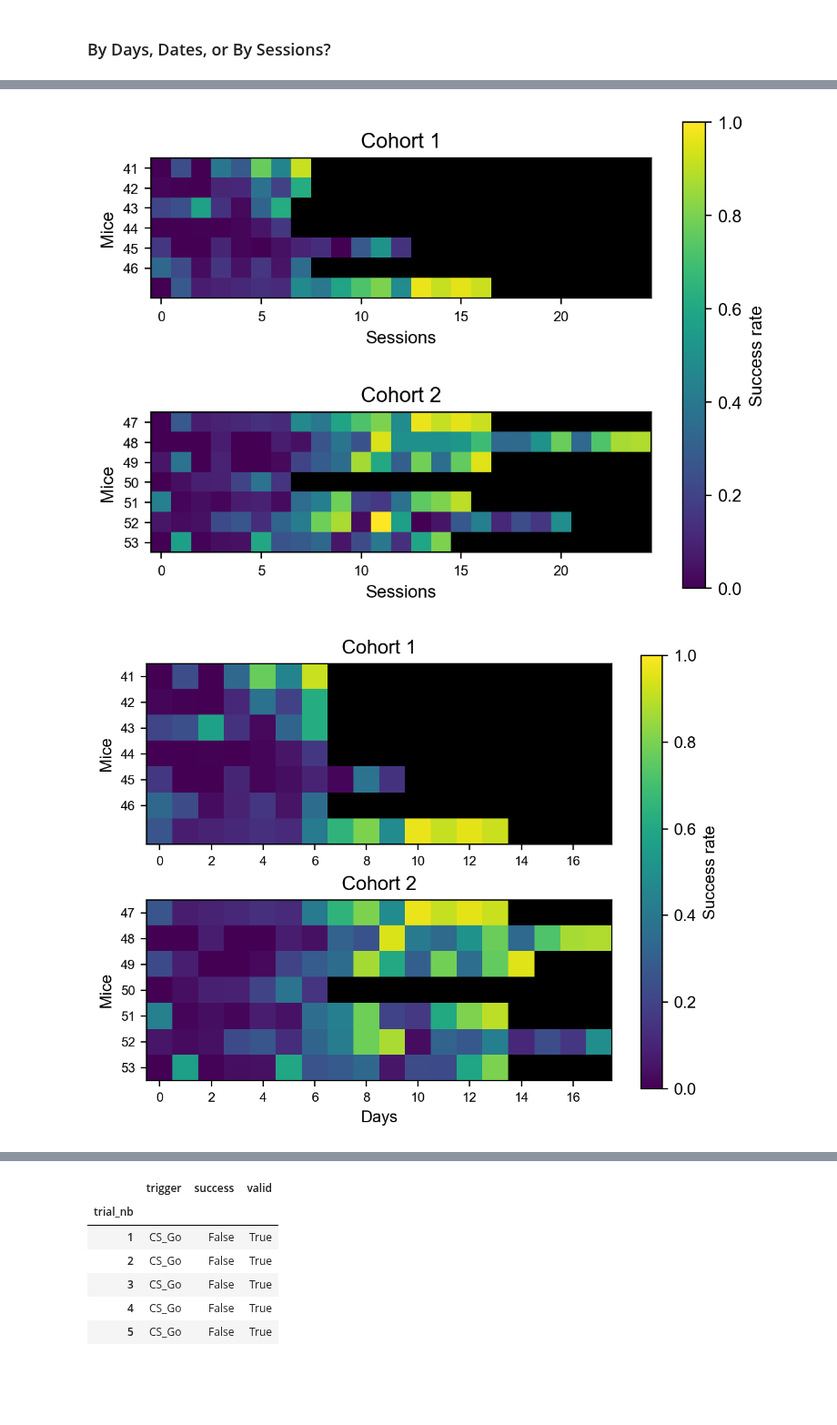
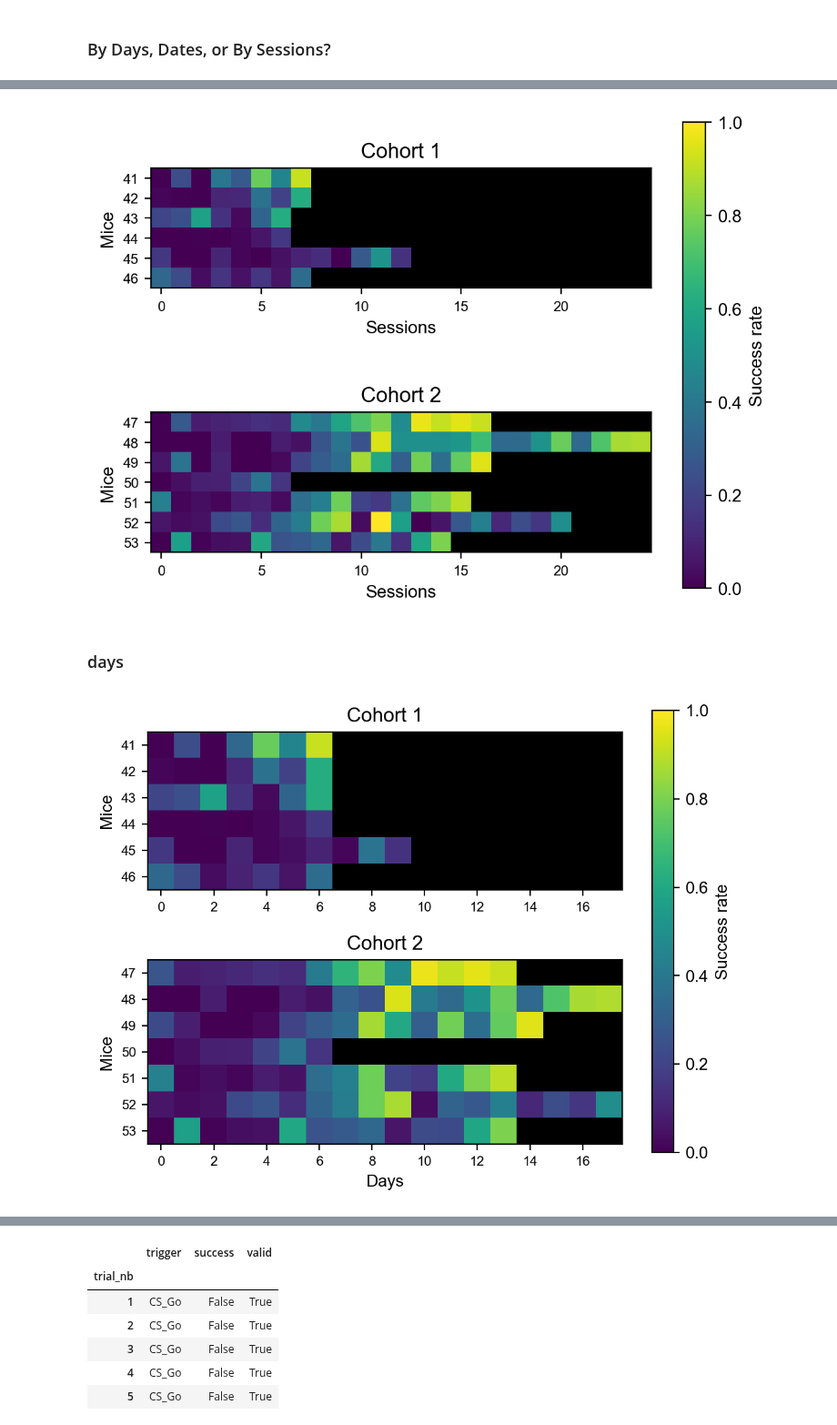
Before and after one commit to juliencarponcy/trialexp, a Jupyter notebook: notebooks/noncanonical/nb20221002_214600_workflow_pyCon_PavAll.ipynb, the cells around one changed output, grey strips where cells are left out. Shown at 91% size. Drawn from its saved outputs; the diff is of its cells as text; code cells hidden in the pictures; blank space fills up the shorter version.

Commit message:
plots for success rate change (WORKING)

```diff
--- a/notebooks/noncanonical/nb20221002_214600_workflow_pyCon_PavAll.ipynb
+++ b/notebooks/noncanonical/nb20221002_214600_workflow_pyCon_PavAll.ipynb
@@ -515,7 +517,7 @@ fig, (ax1, ax2) = plt.subplots(2,1)
 
 nml = matplotlib.colors.Normalize(0,1)
 
-im1 = ax1.imshow(out_list[0].iloc[:,0:7].transpose(), norm=nml)
+im1 = ax1.imshow(out_list[0].iloc[:,0:6].transpose(), norm=nml)
 ax1.set_title('Cohort 1')
 ax1.set_xlabel('Sessions')
 ax1.set_ylabel('Mice')
@@ -536,35 +538,37 @@ ax2.tick_params(axis='both', which='major', labelsize=8)
 
 cb1 = plt.colorbar(im1, location='right', ax=[ax1, ax2], label='Success rate')
 # %% [output]
-[figure, old version]
+[figure, new version]
+# %% [markdown]
+### days
 # %%
 
 bywhat = 'days'  # 'days', 'dates', 'sessions'
 out_list = extract_successrates(gr_df, bywhat)
 
 fig, (ax1, ax2) = plt.subplots(2, 1)
 
 nml = matplotlib.colors.Normalize(0, 1)
 
-im1 = ax1.imshow(out_list[0].iloc[:, 0:7].transpose(), norm=nml)
+im1 = ax1.imshow(out_list[0].iloc[:, 0:6].transpose(), norm=nml)
 ax1.set_title('Cohort 1')
 #ax1.set_xlabel('Days')
 ax1.set_ylabel('Mice')
 ax1.set_yticks(range(0, 6))
 ax1.set_yticklabels(out_list[0].columns[0:6])
 ax1.set_facecolor('k')
 ax1.tick_params(axis='both', which='major', labelsize=8)
 
 
 im2 = ax2.imshow(out_list[0].iloc[:, 6:].transpose(), norm=nml)
 ax2.set_title('Cohort 2')
 ax2.set_xlabel('Days')
 ax2.set_ylabel('Mice')
 ax2.set_yticks(range(0, 7))
 ax2.set_yticklabels(out_list[0].columns[6:])
 ax2.set_facecolor('k')
 ax2.tick_params(axis='both', which='major', labelsize=8)
 
 cb1 = plt.colorbar(im1, location='right', ax=[ax1, ax2], label='Success rate')
 # %% [output]
-[figure, old version]
+[figure, new version]
```
Also changed, not shown: parts of 6 cells of this notebook, 1 other file.
